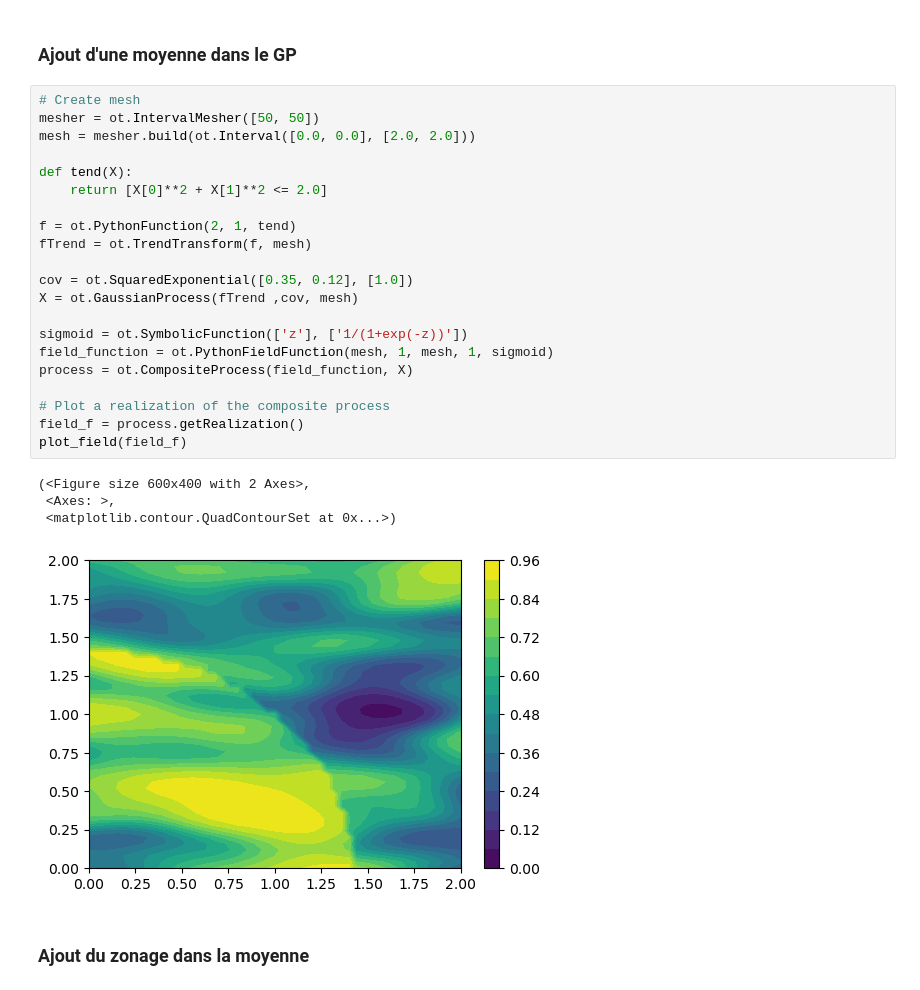
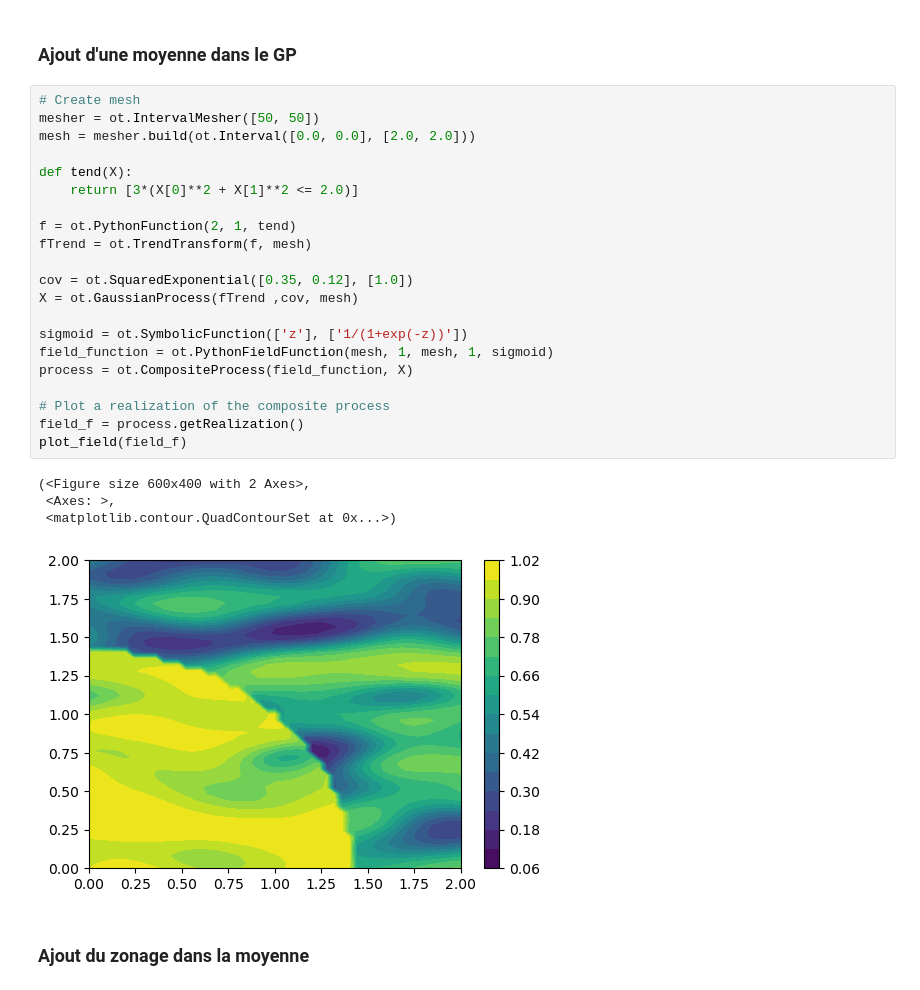
Before and after one commit to IbraSey/phdseydi, a Jupyter notebook: gp.ipynb, the cells around one changed output. Saved outputs shown, nothing was run; the diff lists cells and outputs as text.

```diff
--- a/gp.ipynb
+++ b/gp.ipynb
@@ -120,29 +120,29 @@ plot_field(field_f)
 # %%
 # Create mesh
 mesher = ot.IntervalMesher([50, 50])
 mesh = mesher.build(ot.Interval([0.0, 0.0], [2.0, 2.0]))
 
 def tend(X):
-    return [X[0]**2 + X[1]**2 <= 2.0]
+    return [3*(X[0]**2 + X[1]**2 <= 2.0)]
 
 f = ot.PythonFunction(2, 1, tend)
 fTrend = ot.TrendTransform(f, mesh)
 
 cov = ot.SquaredExponential([0.35, 0.12], [1.0])
 X = ot.GaussianProcess(fTrend ,cov, mesh)
 
 sigmoid = ot.SymbolicFunction(['z'], ['1/(1+exp(-z))'])
 field_function = ot.PythonFieldFunction(mesh, 1, mesh, 1, sigmoid)
 process = ot.CompositeProcess(field_function, X)
 
 # Plot a realization of the composite process
 field_f = process.getRealization()
 plot_field(field_f)
 # %% [output]
 (<Figure size 600x400 with 2 Axes>,
  <Axes: >,
  <matplotlib.contour.QuadContourSet at 0x...>)
-[figure, old version]
+[figure, new version]
 # %% [markdown]
 ### Ajout du zonage dans la moyenne
 # %%
```
Also changed, not shown: parts of 3 cells of this notebook.
